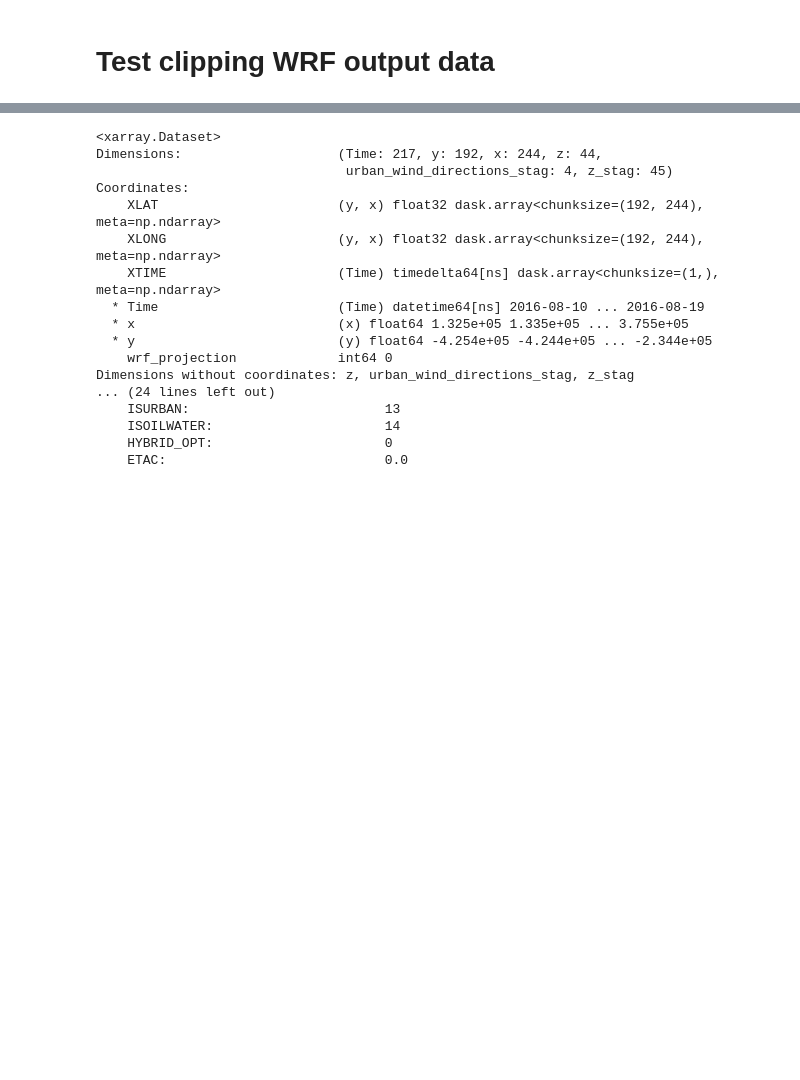
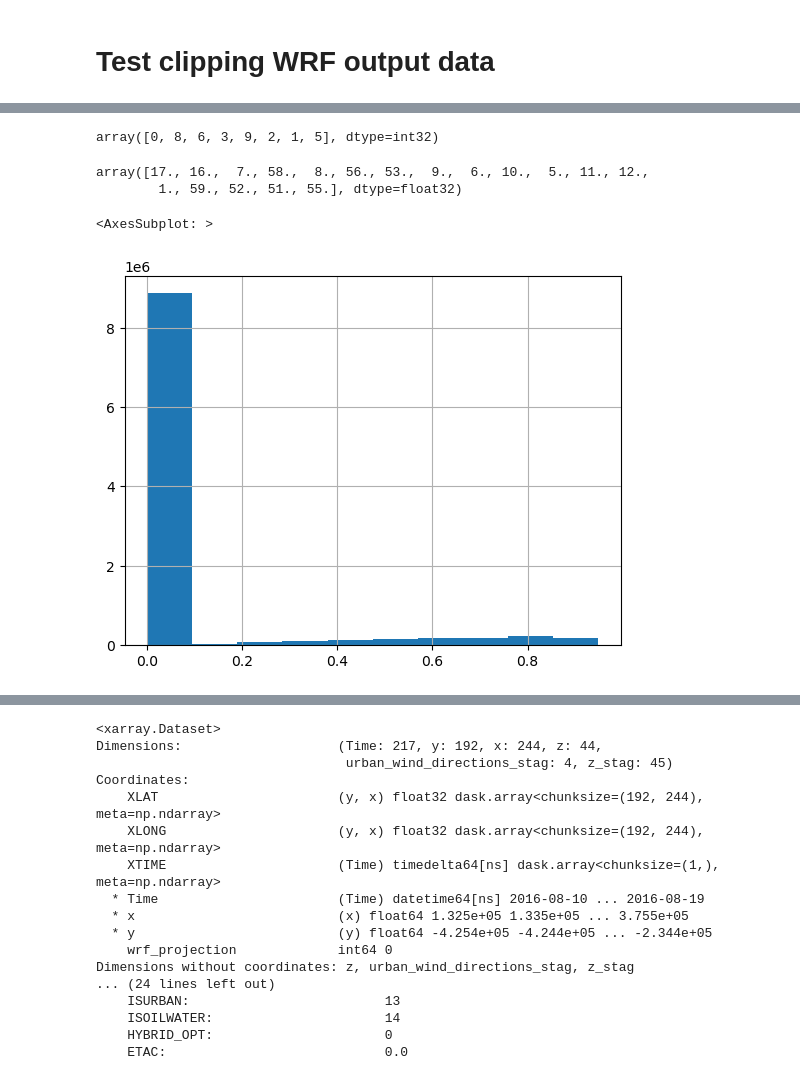
Before and after one commit to josephko91/ah-la-paper, a Jupyter notebook: notebooks/create-urban-mask-from-wrfout.ipynb, the cells around one changed output, grey strips where cells are left out. Saved outputs shown, nothing was run; the diff lists cells and outputs as text; code cells hidden in the pictures; blank space fills up the shorter version.

Commit message:
diagnosing bug with urban mask

```diff
--- a/notebooks/create-urban-mask-from-wrfout.ipynb
+++ b/notebooks/create-urban-mask-from-wrfout.ipynb
@@ -163,4 +166,19 @@ Dimensions without coordinates: z, urban_wind_directions_stag, z_stag
     ISOILWATER:                      14
     HYBRID_OPT:                      0
     ETAC:                            0.0
+# %%
+ds['UTYPE_URB'].to_series().unique()
+# %% [output]
+array([0, 8, 6, 3, 9, 2, 1, 5], dtype=int32)
+# %%
+ds['LU_INDEX'].to_series().unique()
+# %% [output]
+array([17., 16.,  7., 58.,  8., 56., 53.,  9.,  6., 10.,  5., 11., 12.,
+        1., 59., 52., 51., 55.], dtype=float32)
+# %%
+# distribution of urban fraction (whole domain)
+ds['FRC_URB2D'].to_series().hist()
+# %% [output]
+<AxesSubplot: >
+[figure, added]
 # %%
```
Also changed, not shown: parts of 8 cells of this notebook, 1 other file.
